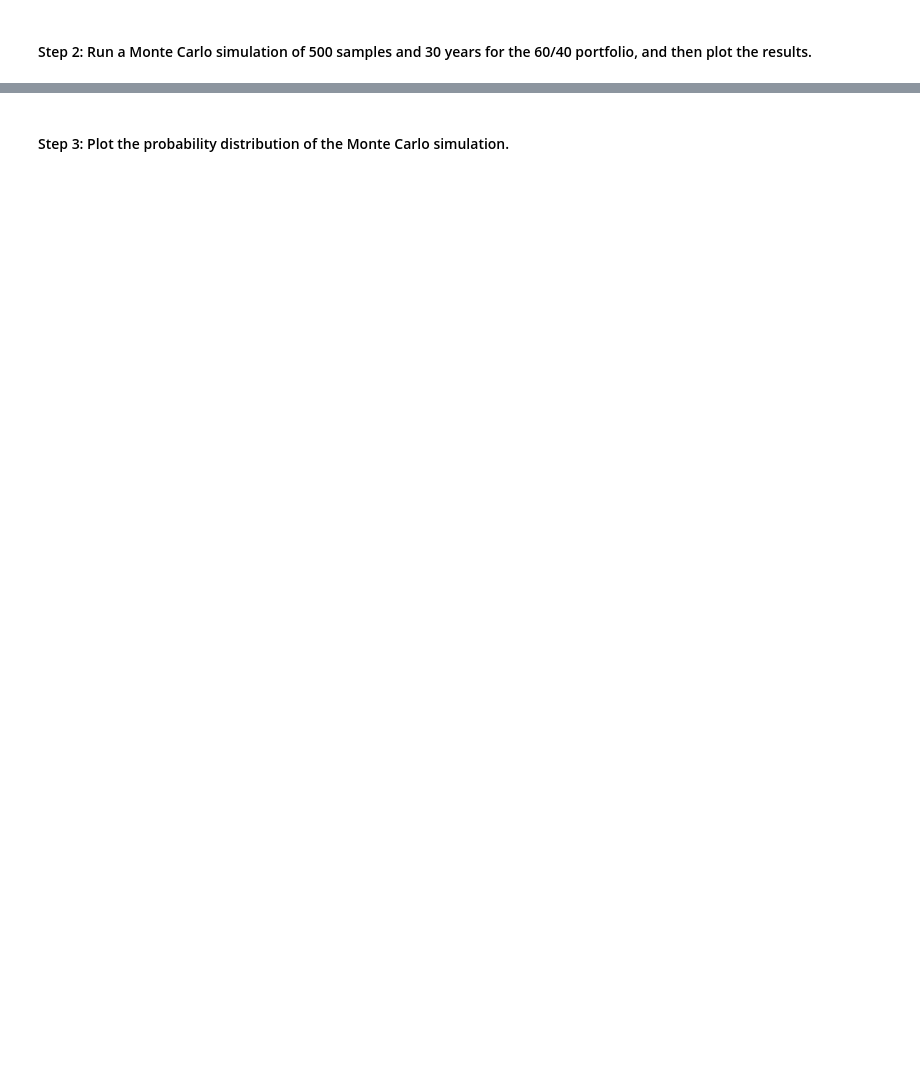
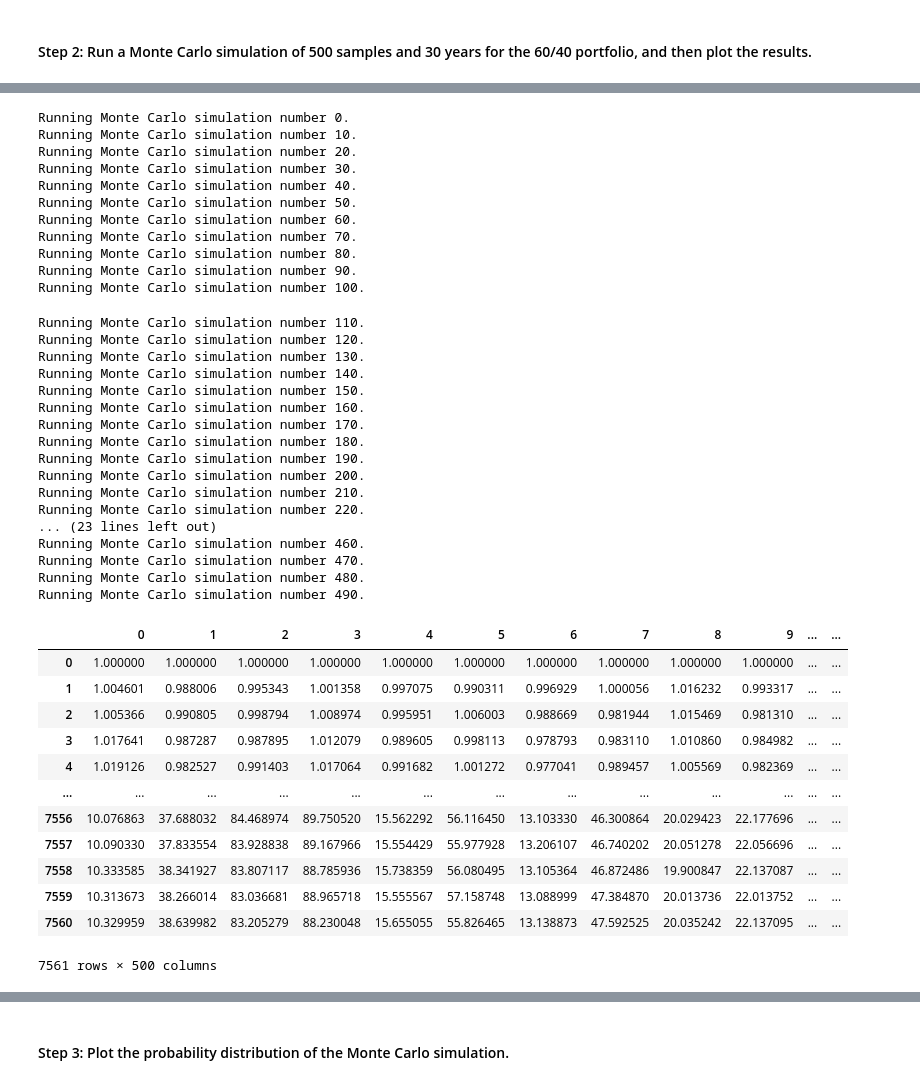
Before and after one commit to davidlp94/05_DLP_Financial_Planning_Tools, a Jupyter notebook: financial_planning_tools.ipynb, the cells around one changed output, grey strips where cells are left out. Cells and saved outputs as stored; diff of their text form; code cells hidden in the pictures; blank space fills up the shorter version.

```diff
--- a/financial_planning_tools.ipynb
+++ b/financial_planning_tools.ipynb
@@ -430,6 +521,48 @@ In this section, you’ll use the MCForecastTools library to create a Monte Carl
 # %%
 # Run the Monte Carlo simulation to forecast 30 years cumulative returns
-# YOUR CODE HERE
+MC_30year.calc_cumulative_return()
+# %% [output]
+Running Monte Carlo simulation number 0.
+Running Monte Carlo simulation number 10.
+Running Monte Carlo simulation number 20.
+Running Monte Carlo simulation number 30.
+Running Monte Carlo simulation number 40.
+Running Monte Carlo simulation number 50.
+Running Monte Carlo simulation number 60.
+Running Monte Carlo simulation number 70.
+Running Monte Carlo simulation number 80.
+Running Monte Carlo simulation number 90.
+Running Monte Carlo simulation number 100.
+Running Monte Carlo simulation number 110.
+Running Monte Carlo simulation number 120.
+Running Monte Carlo simulation number 130.
+Running Monte Carlo simulation number 140.
+Running Monte Carlo simulation number 150.
+Running Monte Carlo simulation number 160.
+Running Monte Carlo simulation number 170.
+Running Monte Carlo simulation number 180.
+Running Monte Carlo simulation number 190.
+Running Monte Carlo simulation number 200.
+Running Monte Carlo simulation number 210.
+Running Monte Carlo simulation number 220.
+... (23 lines left out)
+Running Monte Carlo simulation number 460.
+Running Monte Carlo simulation number 470.
+Running Monte Carlo simulation number 480.
+Running Monte Carlo simulation number 490.
+|  | 0 | 1 | 2 | 3 | 4 | 5 | 6 | 7 | 8 | 9 | ... | ... |
+| 0 | 1.000000 | 1.000000 | 1.000000 | 1.000000 | 1.000000 | 1.000000 | 1.000000 | 1.000000 | 1.000000 | 1.000000 | ... | ... |
+| 1 | 1.004601 | 0.988006 | 0.995343 | 1.001358 | 0.997075 | 0.990311 | 0.996929 | 1.000056 | 1.016232 | 0.993317 | ... | ... |
+| 2 | 1.005366 | 0.990805 | 0.998794 | 1.008974 | 0.995951 | 1.006003 | 0.988669 | 0.981944 | 1.015469 | 0.981310 | ... | ... |
+| 3 | 1.017641 | 0.987287 | 0.987895 | 1.012079 | 0.989605 | 0.998113 | 0.978793 | 0.983110 | 1.010860 | 0.984982 | ... | ... |
+| 4 | 1.019126 | 0.982527 | 0.991403 | 1.017064 | 0.991682 | 1.001272 | 0.977041 | 0.989457 | 1.005569 | 0.982369 | ... | ... |
+| ... | ... | ... | ... | ... | ... | ... | ... | ... | ... | ... | ... | ... |
+| 7556 | 10.076863 | 37.688032 | 84.468974 | 89.750520 | 15.562292 | 56.116450 | 13.103330 | 46.300864 | 20.029423 | 22.177696 | ... | ... |
+| 7557 | 10.090330 | 37.833554 | 83.928838 | 89.167966 | 15.554429 | 55.977928 | 13.206107 | 46.740202 | 20.051278 | 22.056696 | ... | ... |
+| 7558 | 10.333585 | 38.341927 | 83.807117 | 88.785936 | 15.738359 | 56.080495 | 13.105364 | 46.872486 | 19.900847 | 22.137087 | ... | ... |
+| 7559 | 10.313673 | 38.266014 | 83.036681 | 88.965718 | 15.555567 | 57.158748 | 13.088999 | 47.384870 | 20.013736 | 22.013752 | ... | ... |
+| 7560 | 10.329959 | 38.639982 | 83.205279 | 88.230048 | 15.655055 | 55.826465 | 13.138873 | 47.592525 | 20.035242 | 22.137095 | ... | ... |
+7561 rows × 500 columns
 # %%
 # Visualize the 30-year Monte Carlo simulation by creating an
 # overlay line plot
```
Also changed, not shown: parts of 27 cells of this notebook.
